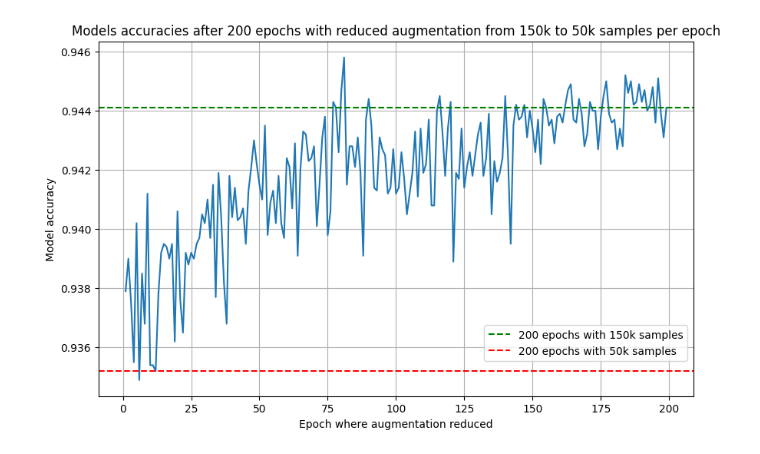
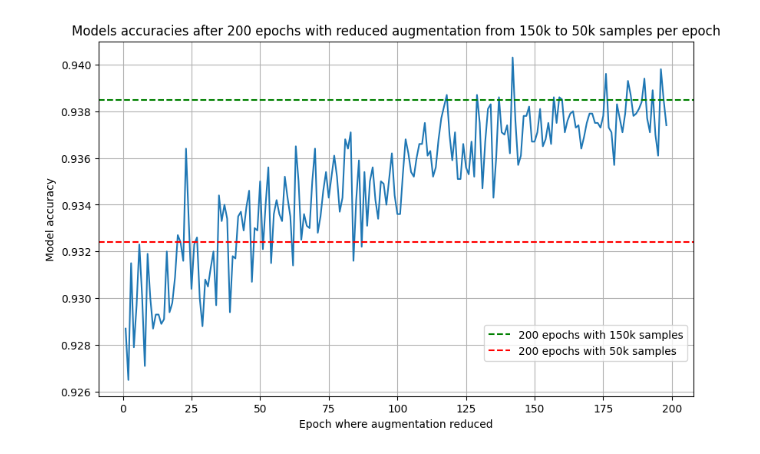
Before and after one commit to baunilhamarga/critical-periods, a Jupyter notebook: plots/no_aug_plot.ipynb, the cells around one changed output. Saved outputs shown, nothing was run; the diff lists cells and outputs as text; code cells hidden in the pictures.

Commit message:
🎨 improve plot and log structure

```diff
--- a/plots/no_aug_plot.ipynb
+++ b/plots/no_aug_plot.ipynb
@@ -6,34 +6,40 @@ import matplotlib.pyplot as plt
 n = 200
 original_train_size = 50000
 k_hi = 3
 k_lo = 1
+model = 'ResNet32'
+dataset = 'CIFAR10'
+
 # Load data from CSV
-input_data = pd.read_csv('./ResNet44_CIFAR10_no_aug_results.csv').values.tolist()
+input_data = pd.read_csv('./no_aug_log.csv')
+
+# Keep only the samples of the chosen
+input_data = input_data[input_data['model'].str.contains(model)]
 
 # Extract epochs and accuracies
-epochs, accuracies = zip(*input_data)
+epochs, accuracies = input_data['initial_epoch'].tolist(), input_data['accuracy'].tolist()
 
 # Plot
 plt.figure(figsize=(10, 6))
 plt.plot(epochs[1:-1], accuracies[1:-1])
 plt.axhline(y=accuracies[-1], color='g', linestyle='--', label=f'{n} epochs with {k_hi*original_train_size//1000}k samples')
 plt.axhline(y=accuracies[0], color='r', linestyle='--', label=f'{n} epochs with {k_lo*original_train_size//1000}k samples')
 
 # Move the legend to the top right corner outside the plot
 plt.legend(loc='lower right', bbox_to_anchor=(0.99, 0.1), borderaxespad=0.)
 
 # Title and labels
 plt.title(f'Models accuracies after {n} epochs with reduced augmentation from {k_hi*original_train_size//1000}k to {k_lo*original_train_size//1000}k samples per epoch')
 plt.xlabel('Epoch where augmentation reduced')
 plt.ylabel('Model accuracy')
 
 # Enable grid
 plt.grid(True)
 
 # Save the plot as an SVG file
-plt.savefig('./plots/ResNet44_CIFAR10_no_aug_results.pdf', format='pdf', bbox_inches='tight')
+plt.savefig(f'./figures/{model}_{dataset}_no_aug_results.pdf', format='pdf', bbox_inches='tight')
 
 # Show the plot
 plt.show()
 # %% [output]
-[figure, old version]
+[figure, new version]
```
Also changed, not shown: 5 other files.
